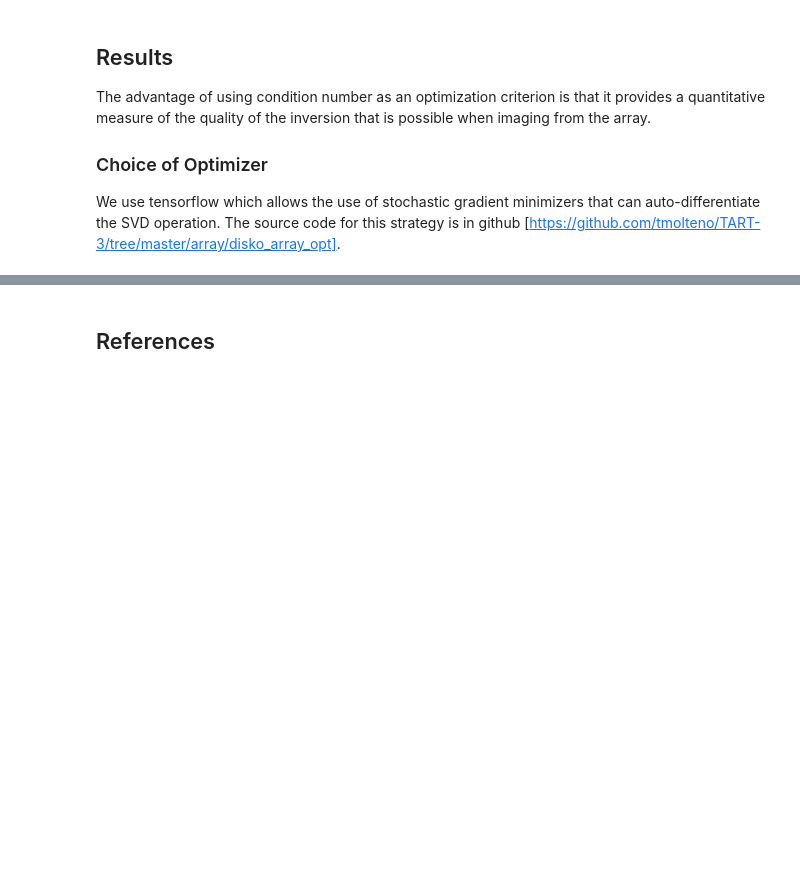
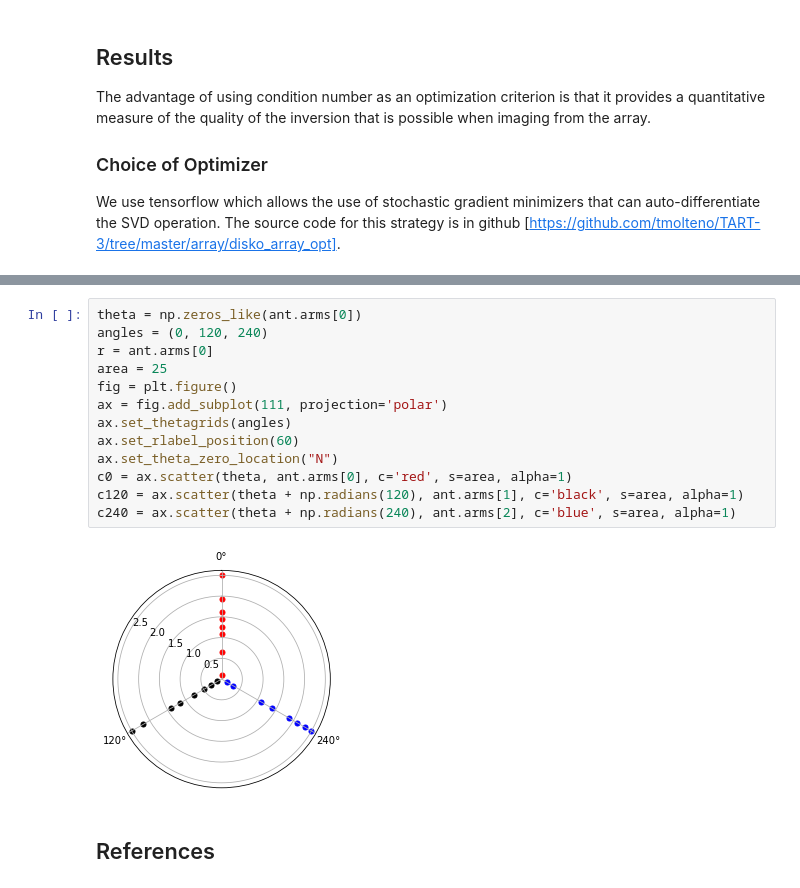
Before and after one commit to tmolteno/TART-3, a Jupyter notebook: array/disko_array_opt/Condition_Number_Array_Optimization.ipynb, the cells around one changed output, grey strips where cells are left out. Cells and saved outputs as stored; diff of their text form; blank space fills up the shorter version.

```diff
--- a/array/disko_array_opt/Condition_Number_Array_Optimization.ipynb
+++ b/array/disko_array_opt/Condition_Number_Array_Optimization.ipynb
@@ -108,2 +140,17 @@ import array_opt
+# %%
+theta = np.zeros_like(ant.arms[0])
+angles = (0, 120, 240)
+r = ant.arms[0]
+area = 25
+fig = plt.figure()
+ax = fig.add_subplot(111, projection='polar')
+ax.set_thetagrids(angles)
+ax.set_rlabel_position(60)
+ax.set_theta_zero_location("N")
+c0 = ax.scatter(theta, ant.arms[0], c='red', s=area, alpha=1)
+c120 = ax.scatter(theta + np.radians(120), ant.arms[1], c='black', s=area, alpha=1)
+c240 = ax.scatter(theta + np.radians(240), ant.arms[2], c='blue', s=area, alpha=1)
+# %% [output]
+[figure, added]
 # %% [markdown]
 ## References
```
Also changed, not shown: parts of 5 cells of this notebook, 2 other files.
